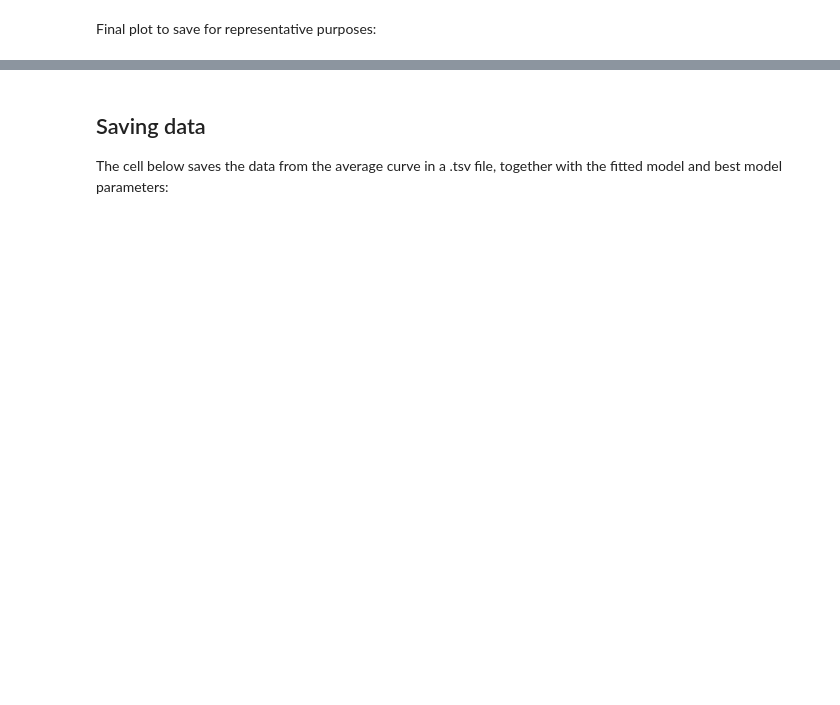
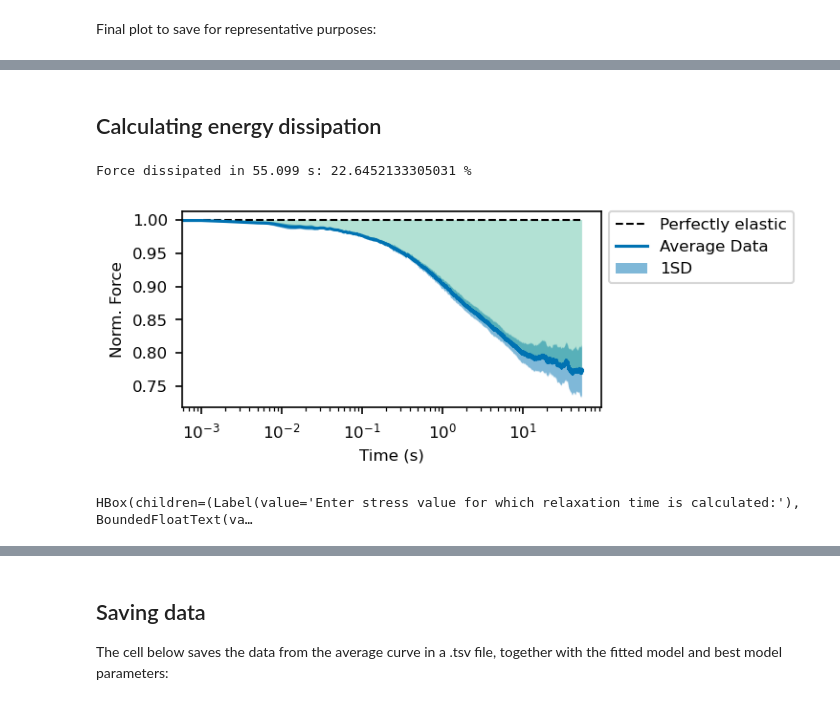
Before and after one commit to GiuseppeCiccone96/stressrelaxnano, a Jupyter notebook: main.ipynb, the cells around one changed output, grey strips where cells are left out. Cells and saved outputs as stored; diff of their text form; code cells hidden in the pictures; blank space fills up the shorter version.

Commit message:
experimental metric for stress relaxation behaviour

```diff
--- a/main.ipynb
+++ b/main.ipynb
@@ -242,13 +249,6 @@ display(plot1w)
 Now click the "Threshold" checkbox below to apply the above-specified thresholds to the data.
 
 Given the above specified thresholds, the code below finds the maximum force and corresponding time and aligns this value to 0. All curves should now start from t=0. Note that the maximum time displayed will be different from the one selected above as curves are shifted by the time at which the maximum force occurs (however relative time interval is preserved)!
-# %%
-#Setting plots parameters
-%matplotlib inline
-plt.rcParams['figure.dpi'] = 150
-plt.rcParams['font.size']= 8
-
-plt.style.use("seaborn-colorblind")
 # %%
 thresholdw=widgets.Checkbox(
     value=False,
@@ -454,0 +478,29 @@ fig.tight_layout()
+# %% [markdown]
+## Calculating energy dissipation
+# %%
+fig,ax=plt.subplots(1,1,figsize=(5,2))
+ax.axhline(1,xmin=0.05,xmax=0.95,color='k',lw=1,label='Perfectly elastic',ls='--')
+ax.semilogx(t_av,f_av_norm,label="Average Data")
+ax.fill_between(t_av,f_av_norm-0.5*f_err_norm,f_av_norm+0.5*f_err_norm,alpha=0.5,label="1SD")
+ax.fill_between(t_av,f_av_norm[0],f_av_norm,alpha=0.3)
+ax.set_xlabel("Time (s)")
+ax.set_ylabel("Norm. Force")
+plt.legend(bbox_to_anchor=(1, 1.04))
+fig.tight_layout()
+en_dissipated = f_av_norm[0]-f_av_norm[-1]
+print(f"Force dissipated in {t_av[-1]-t_av[0]} s: {en_dissipated*100} %")
+# %% [output]
+Force dissipated in 55.099 s: 22.6452133305031 %
+[figure, added]
+# %%
+relaxation_timew=widgets.BoundedFloatText(
+    value=0.5,
+    min=0,
+    max=1.0,
+    step=0.1,
+    disabled=False
+)
+boxw=widgets.HBox([widgets.Label(value="Enter stress value for which relaxation time is calculated:"), relaxation_timew])
+display(boxw)
+# %% [output]
+HBox(children=(Label(value='Enter stress value for which relaxation time is calculated:'), BoundedFloatText(va…
```
Also changed, not shown: parts of 17 cells of this notebook.
